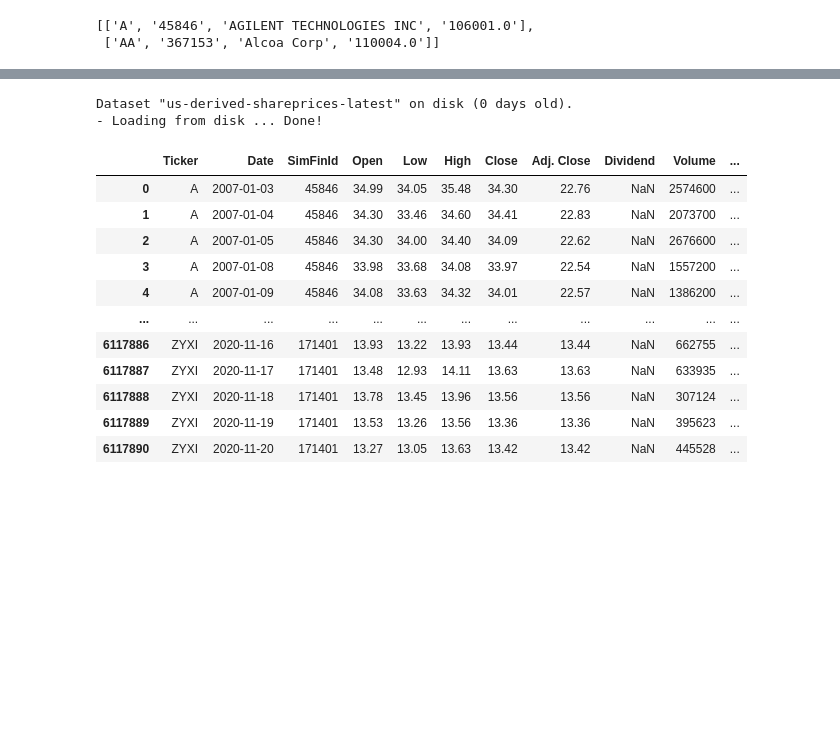
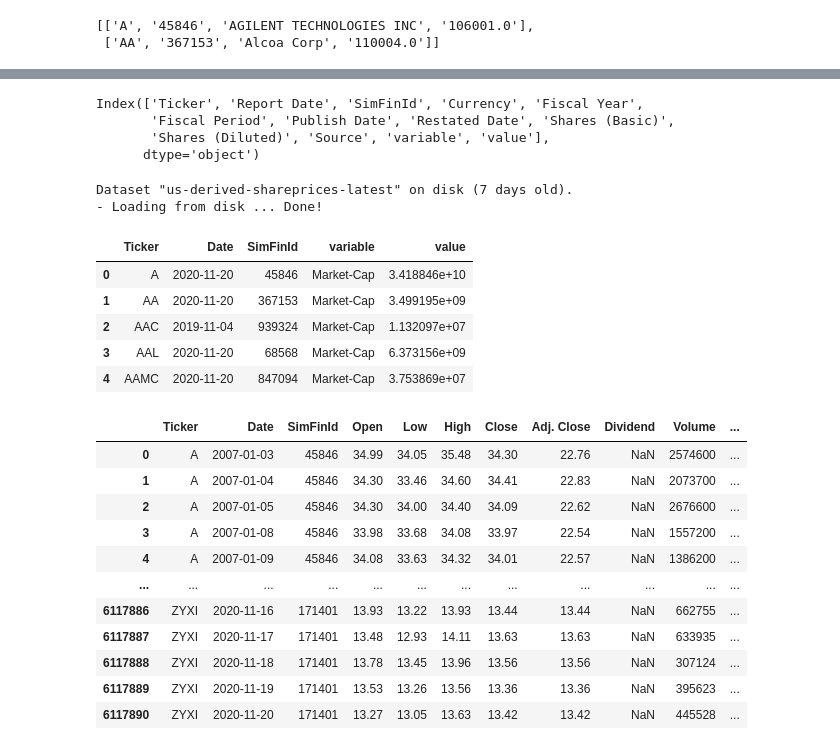
Before and after one commit to mindal0115/SideProject2021, a Jupyter notebook: USStock/Simfin 테이블 구조 이해.ipynb, the cells around one changed output, grey strips where cells are left out. Cells and saved outputs as stored; diff of their text form; code cells hidden in the pictures; blank space fills up the shorter version.

```diff
--- a/USStock/Simfin 테이블 구조 이해.ipynb
+++ b/USStock/Simfin 테이블 구조 이해.ipynb
@@ -93,10 +86,24 @@ income2[['Report Date','Publish Date','Restated Date']] = income2[['Report Date'
+# %%
+income2.columns
+# %% [output]
+Index(['Ticker', 'Report Date', 'SimFinId', 'Currency', 'Fiscal Year',
+       'Fiscal Period', 'Publish Date', 'Restated Date', 'Shares (Basic)',
+       'Shares (Diluted)', 'Source', 'variable', 'value'],
+      dtype='object')
 # %%
 priceratio = sf.load_derived_shareprices(variant='latest', market='us')
 priceratio2 = pd.melt(priceratio.reset_index(),id_vars=['Ticker','Date','SimFinId'])
 priceratio2['Date'] = priceratio2['Date'].astype(str)
+priceratio2.head()
 # %% [output]
-Dataset "us-derived-shareprices-latest" on disk (0 days old).
+Dataset "us-derived-shareprices-latest" on disk (7 days old).
 - Loading from disk ... Done!
+|  | Ticker | Date | SimFinId | variable | value |
+| 0 | A | 2020-11-20 | 45846 | Market-Cap | 3.418846e+10 |
+| 1 | AA | 2020-11-20 | 367153 | Market-Cap | 3.499195e+09 |
+| 2 | AAC | 2019-11-04 | 939324 | Market-Cap | 1.132097e+07 |
+| 3 | AAL | 2020-11-20 | 68568 | Market-Cap | 6.373156e+09 |
+| 4 | AAMC | 2020-11-20 | 847094 | Market-Cap | 3.753869e+07 |
 # %%
 price.reset_index()
 # %% [output]
```
Also changed, not shown: parts of 4 cells of this notebook, 3 other files.
